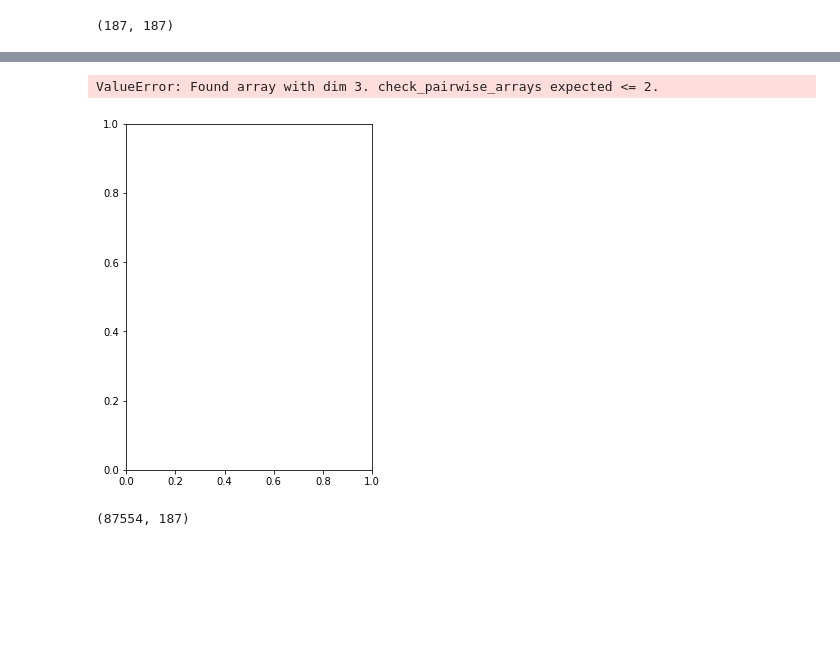
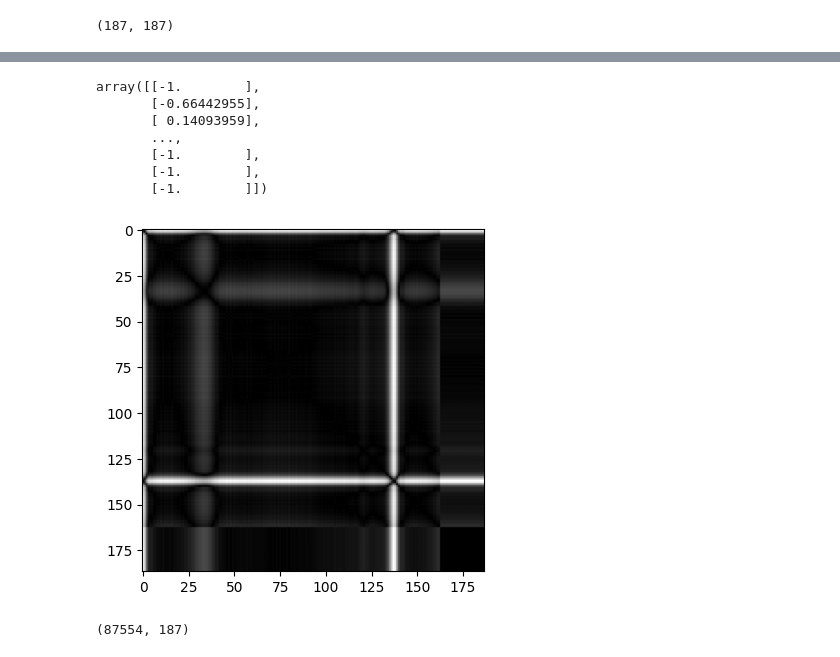
Before and after one commit to AnamikaMangore/AnamikaMangore, a Jupyter notebook: heartbeat_data_generator-MITBIH.ipynb, the cells around one changed output, grey strips where cells are left out. Saved outputs shown, nothing was run; the diff lists cells and outputs as text; code cells hidden in the pictures; blank space fills up the shorter version.

```diff
--- a/heartbeat_data_generator-MITBIH.ipynb
+++ b/heartbeat_data_generator-MITBIH.ipynb
@@ -382,13 +513,19 @@ ax.imshow(result, cmap='gray')
 # %%
 # Test
 fig = plt.figure(figsize=(15,14))
 ax = fig.add_subplot(2, 3, 1)
-ax.imshow(recurrence_plot(x_train.values[25][:, None], steps=10), cmap='gray')
-d = recurrence_plot(x_train.values[25][:, None], steps=10)
+ax.imshow(recurrence_plot(x_train.values[25], steps=10), cmap='gray')
+d = recurrence_plot(x_train.values[25], steps=10)
 scaler = MinMaxScaler((-1, 1))
 x = scaler.fit_transform(d.reshape(187 * 187, 1))
 x
 # %% [output]
-ValueError: Found array with dim 3. check_pairwise_arrays expected <= 2.
+array([[-1.        ],
+       [-0.66442955],
+       [ 0.14093959],
+       ...,
+       [-1.        ],
+       [-1.        ],
+       [-1.        ]])
-[figure, old version]
+[figure, new version]
 # %%
```
Also changed, not shown: parts of 29 cells of this notebook.
